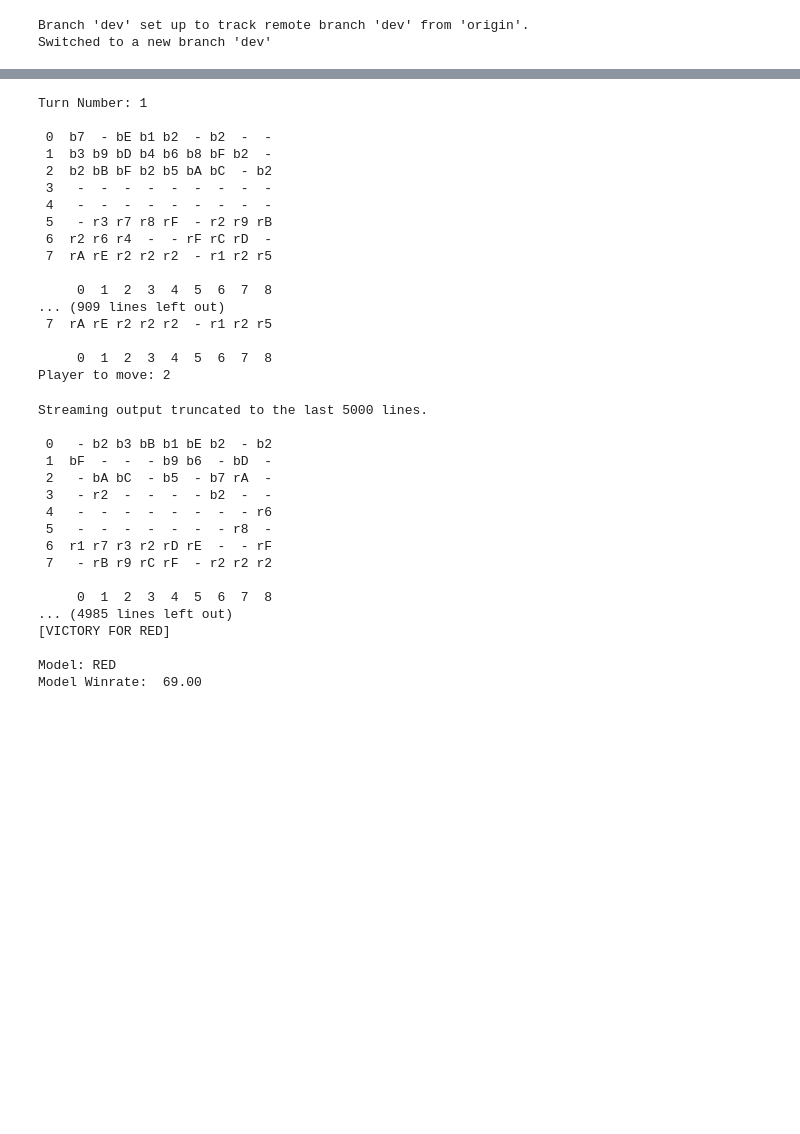
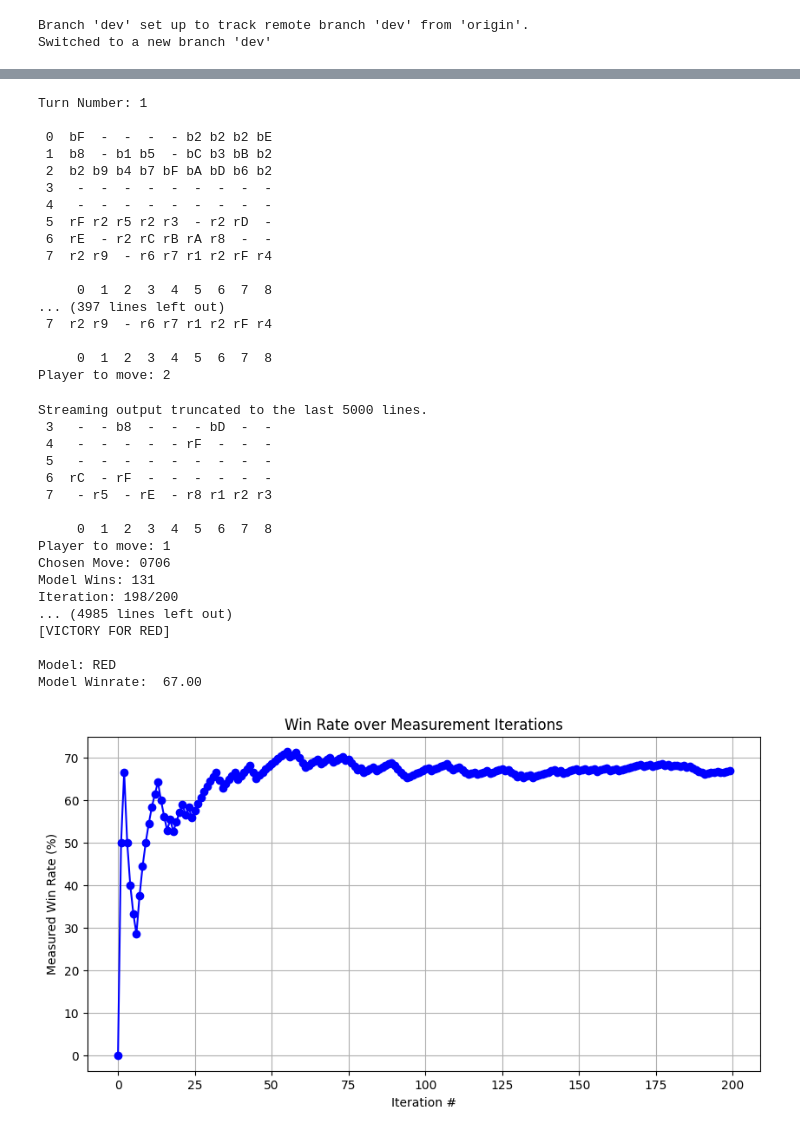
Before and after one commit to jal9o3/OLA, a Jupyter notebook: OLA_Training.ipynb, the cells around one changed output, grey strips where cells are left out. Cells and saved outputs as stored; diff of their text form; code cells hidden in the pictures; blank space fills up the shorter version.

Commit message:
definition and testing of five layer NN model against random-bot

```diff
--- a/OLA_Training.ipynb
+++ b/OLA_Training.ipynb
@@ -51,8 +49,25 @@ class NeuralNet(nn.Module):
         x = F.softmax(x, dim=1)  # Apply softmax along the appropriate dimension
         return x
 
+class FiveLayer(nn.Module):
+    def __init__(self):
+        super(FiveLayer, self).__init__()
+        self.fc1 = nn.Linear(INPUT_SIZE, 256)
+        self.fc2 = nn.Linear(256, 128)
+        self.fc3 = nn.Linear(128, 64)
+        self.fc4 = nn.Linear(64, 32)
+        self.fc5 = nn.Linear(32, OUTPUT_SIZE)
+
+    def forward(self, x):
+        x = F.relu(self.fc1(x))
+        x = F.relu(self.fc2(x))
+        x = F.relu(self.fc3(x))
+        x = F.relu(self.fc4(x))
+        x = self.fc5(x)
+        return F.softmax(x, dim=1)
+
 # Initialize the model
-model = NeuralNet()
+model = FiveLayer()
 # %% [markdown]
 # Train the model
 # %%
@@ -122,6 +137,8 @@ import os
 os.chdir('./OLA')
 # %%
 import random
+
+import matplotlib.pyplot as plt
 
 from core import Board, Infostate, Player
 from constants import Controller
@@ -206,7 +223,7 @@ class ModelTestingSimulator(CFRTrainingSimulator):
           while action not in valid_actions:
               action = input("Choose a move: ")
       elif self.get_current_controller(arbiter_board) == TestingController.MODEL:
-          model = NeuralNet()
+          model = FiveLayer()
           model.load_state_dict(torch.load('../model.pth'))
           model.eval()
           action = self.get_model_decision(model, arbiter_board, infostate,
@@ -219,6 +236,7 @@ class ModelTestingSimulator(CFRTrainingSimulator):
     This is the starting method for the match simulation.
     """
     model_wins = 0
+    winning_data = [] # Initialize the data to plot
     for iteration in range(iterations):
       self.blue_formation = list(
                 Player.get_sensible_random_formation(
@@ -276,8 +294,9 @@ class ModelTestingSimulator(CFRTrainingSimulator):
           )
           arbiter_board = new_arbiter_board
           turn_number += 1
+
           print(f"Model Wins: {model_wins}")
-          print(f"Iteration: {iteration}")
+          print(f"Iteration: {iteration + 1}/{iterations}")
 
       MatchSimulator._print_result(arbiter_board)
       match_result = MatchSimulator._get_match_result(arbiter_board)
@@ -286,7 +305,21 @@ class ModelTestingSimulator(CFRTrainingSimulator):
       model_color = "BLUE" if self.player_two_color == Player.BLUE else "RED"
       print(f"Model: {model_color}")
 
+      winning_data.append([model_wins, iteration + 1])
+
     print(f"Model Winrate: {(model_wins/iterations)*100: .2f}")
+
+    # Calculate the percentage ratios
+    percentages = [(a / b) * 100 for a, b in winning_data]
+
+    # Plotting
+    plt.figure(figsize=(10, 5))
+    plt.plot(percentages, marker='o', linestyle='-', color='b')
+    plt.title('Win Rate over Measurement Iterations')
+    plt.xlabel('Iteration #')
+    plt.ylabel('Measured Win Rate (%)')
+    plt.grid(True)
+    plt.show()
 # %%
 from constants import Ranking, Controller, POV
 
@@ -295,49 +328,50 @@ blue_formation = list(
     Player.get_sensible_random_formation(
         piece_list=Ranking.SORTED_FORMATION)
 )
 red_formation = list(
     Player.get_sensible_random_formation(
         piece_list=Ranking.SORTED_FORMATION)
 )
 
 match_simulator = ModelTestingSimulator(formations=[blue_formation, red_formation],
                                   controllers=[
                                       Controller.RANDOM, TestingController.MODEL],
                                   save_data=False,
                                   pov=POV.WORLD)
-match_simulator.start(iterations=100)
+match_simulator.start(iterations=200)
 # %% [output]
 Turn Number: 1
 
- 0  b7  - bE b1 b2  - b2  -  -
- 1  b3 b9 bD b4 b6 b8 bF b2  -
- 2  b2 bB bF b2 b5 bA bC  - b2
+ 0  bF  -  -  -  - b2 b2 b2 bE
+ 1  b8  - b1 b5  - bC b3 bB b2
+ 2  b2 b9 b4 b7 bF bA bD b6 b2
  3   -  -  -  -  -  -  -  -  -
  4   -  -  -  -  -  -  -  -  -
- 5   - r3 r7 r8 rF  - r2 r9 rB
- 6  r2 r6 r4  -  - rF rC rD  -
- 7  rA rE r2 r2 r2  - r1 r2 r5
+ 5  rF r2 r5 r2 r3  - r2 rD  -
+ 6  rE  - r2 rC rB rA r8  -  -
+ 7  r2 r9  - r6 r7 r1 r2 rF r4
 
      0  1  2  3  4  5  6  7  8
-... (909 lines left out)
- 7  rA rE r2 r2 r2  - r1 r2 r5
+... (397 lines left out)
+ 7  r2 r9  - r6 r7 r1 r2 rF r4
 
      0  1  2  3  4  5  6  7  8
 Player to move: 2
 Streaming output truncated to the last 5000 lines.
-
- 0   - b2 b3 bB b1 bE b2  - b2
- 1  bF  -  -  - b9 b6  - bD  -
- 2   - bA bC  - b5  - b7 rA  -
- 3   - r2  -  -  -  - b2  -  -
- 4   -  -  -  -  -  -  -  - r6
- 5   -  -  -  -  -  -  - r8  -
- 6  r1 r7 r3 r2 rD rE  -  - rF
- 7   - rB r9 rC rF  - r2 r2 r2
+ 3   -  - b8  -  -  - bD  -  -
+ 4   -  -  -  -  - rF  -  -  -
+ 5   -  -  -  -  -  -  -  -  -
+ 6  rC  - rF  -  -  -  -  -  -
+ 7   - r5  - rE  - r8 r1 r2 r3
 
      0  1  2  3  4  5  6  7  8
+Player to move: 1
+Chosen Move: 0706
+Model Wins: 131
+Iteration: 198/200
 ... (4985 lines left out)
 [VICTORY FOR RED]
 
 Model: RED
-Model Winrate:  69.00
+Model Winrate:  67.00
+[figure, added]
```
Also changed, not shown: parts of 4 cells of this notebook.
